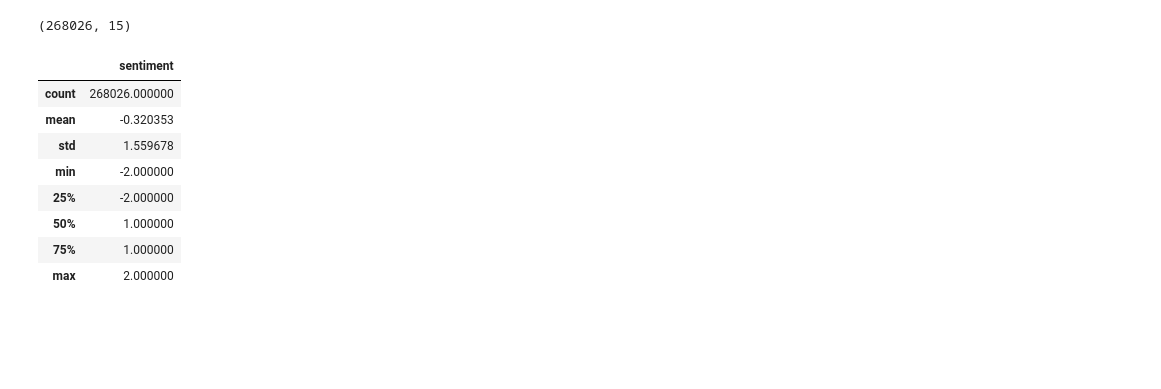
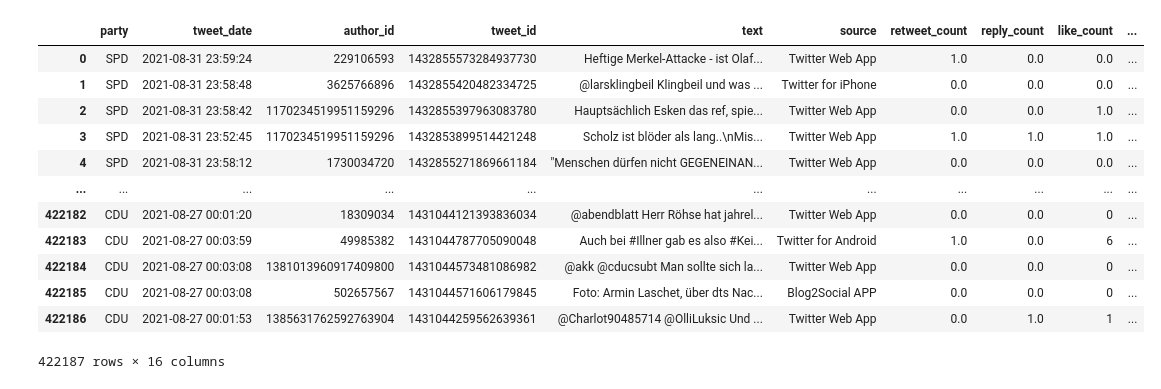
Before and after one commit to NicolasBuehringer/project_delphi, a Jupyter notebook: notebooks/04philipp/Untitled.ipynb, the cells around one changed output. Drawn from its saved outputs; the diff is of its cells as text; code cells hidden in the pictures; blank space fills up the shorter version.

```diff
--- a/notebooks/04philipp/Untitled.ipynb
+++ b/notebooks/04philipp/Untitled.ipynb
@@ -105,0 +218,16 @@ ipdb> continue
+# %%
+pd.read_csv("../../raw_data/test_tweets.csv")
+# %% [output]
+|  | party | tweet_date | author_id | tweet_id | text | source | retweet_count | reply_count | like_count | ... |
+| 0 | SPD | 2021-08-31 23:59:24 | 229106593 | 1432855573284937730 | Heftige Merkel-Attacke - ist Olaf... | Twitter Web App | 1.0 | 0.0 | 0.0 | ... |
+| 1 | SPD | 2021-08-31 23:58:48 | 3625766896 | 1432855420482334725 | @larsklingbeil Klingbeil und was ... | Twitter for iPhone | 0.0 | 0.0 | 0.0 | ... |
+| 2 | SPD | 2021-08-31 23:58:42 | 1170234519951159296 | 1432855397963083780 | Hauptsächlich Esken das ref, spie... | Twitter Web App | 0.0 | 0.0 | 1.0 | ... |
+| 3 | SPD | 2021-08-31 23:52:45 | 1170234519951159296 | 1432853899514421248 | Scholz ist blöder als lang..\nMis... | Twitter Web App | 1.0 | 1.0 | 1.0 | ... |
+| 4 | SPD | 2021-08-31 23:58:12 | 1730034720 | 1432855271869661184 | "Menschen dürfen nicht GEGENEINAN... | Twitter Web App | 0.0 | 0.0 | 0.0 | ... |
+| ... | ... | ... | ... | ... | ... | ... | ... | ... | ... | ... |
+| 422182 | CDU | 2021-08-27 00:01:20 | 18309034 | 1431044121393836034 | @abendblatt Herr Röhse hat jahrel... | Twitter Web App | 0.0 | 0.0 | 0 | ... |
+| 422183 | CDU | 2021-08-27 00:03:59 | 49985382 | 1431044787705090048 | Auch bei #Illner gab es also #Kei... | Twitter for Android | 1.0 | 0.0 | 6 | ... |
+| 422184 | CDU | 2021-08-27 00:03:08 | 1381013960917409800 | 1431044573481086982 | @akk @cducsubt Man sollte sich la... | Twitter Web App | 0.0 | 0.0 | 0 | ... |
+| 422185 | CDU | 2021-08-27 00:03:08 | 502657567 | 1431044571606179845 | Foto: Armin Laschet, über dts Nac... | Blog2Social APP | 0.0 | 0.0 | 0 | ... |
+| 422186 | CDU | 2021-08-27 00:01:53 | 1385631762592763904 | 1431044259562639361 | @Charlot90485714 @OlliLuksic Und ... | Twitter Web App | 0.0 | 1.0 | 1 | ... |
+422187 rows × 16 columns
@@ -106,4 +236,2 @@ ipdb> continue
 # %%
-data.shape
+data.dtypes
-# %% [output]
-(268026, 15)
@@ -112,15 +238,3 @@ data.to_csv("../../raw_data/test_tweets.csv")
-# %%
-data.describe()
-# %% [output]
-|  | sentiment |
-| count | 268026.000000 |
-| mean | -0.320353 |
-| std | 1.559678 |
-| min | -2.000000 |
-| 25% | -2.000000 |
-| 50% | 1.000000 |
-| 75% | 1.000000 |
-| max | 2.000000 |
 # %%
 tweets_tmp = data[(data["sentiment"]==-2) & (data["party"]=="OTHER")].reset_index()
 tweets_tmp.iloc[[tweets_tmp["like_count"].idxmax()]]
```
Also changed, not shown: parts of 19 cells of this notebook, 3 other files.
